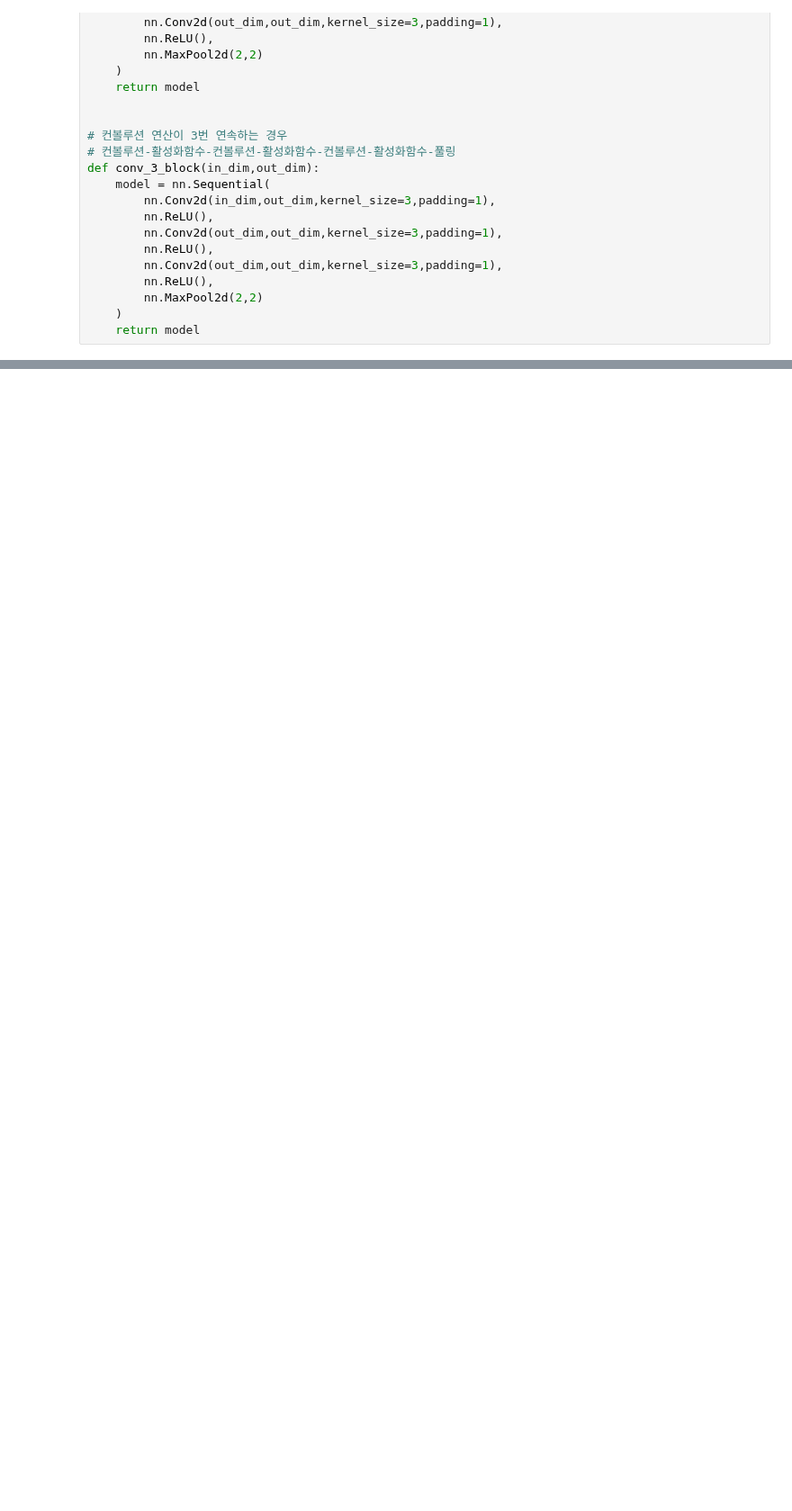
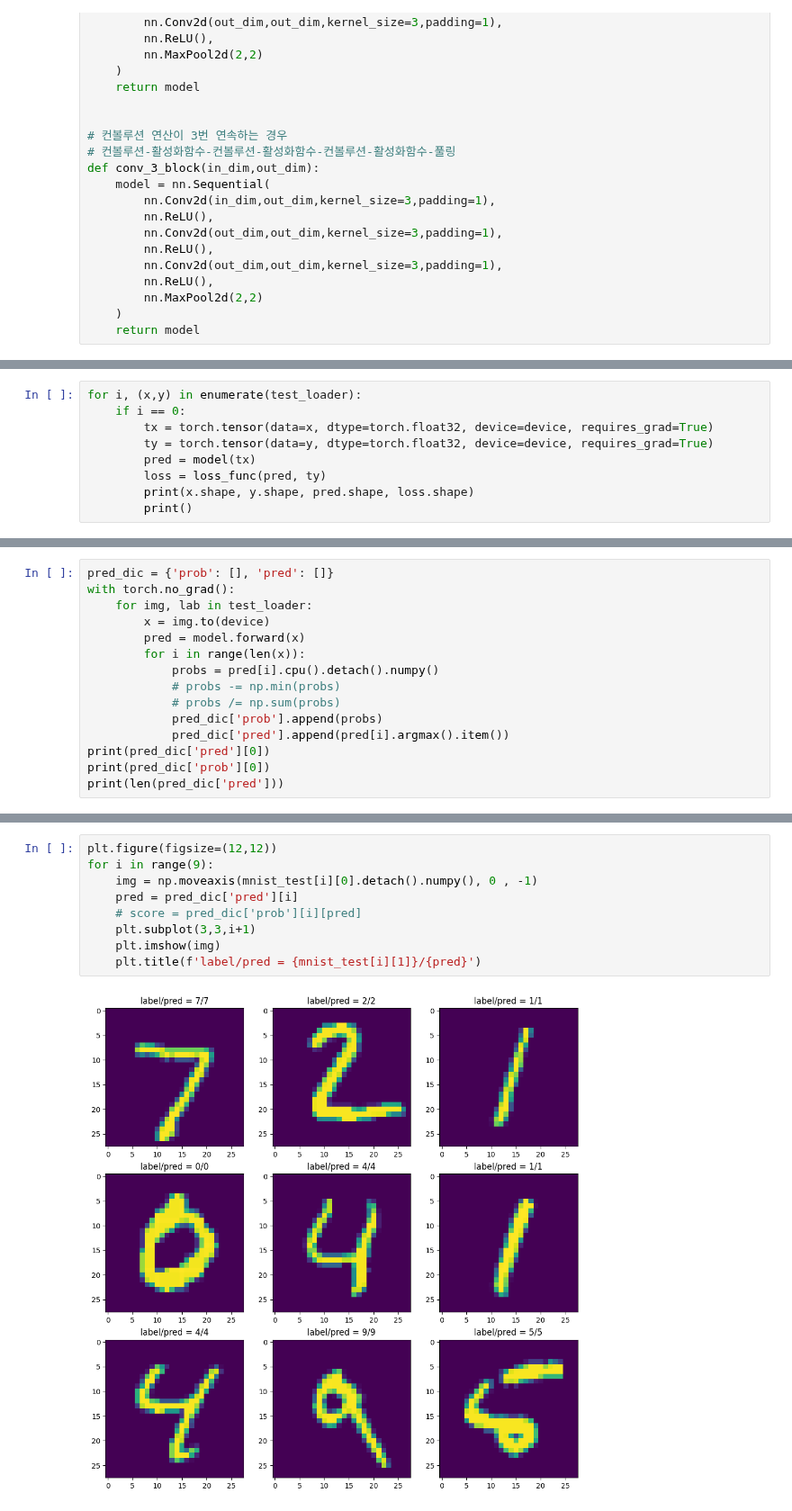
Before and after one commit to Pulsar-kkaturi/DL-Education, a Jupyter notebook: VisionDL_Lecture/additional_note/Lecture4_1_CNNBuild_VGG_Pytorch.ipynb, the cells around one changed output, grey strips where cells are left out. Shown at 90% size. Drawn from its saved outputs; the diff is of its cells as text; blank space fills up the shorter version.

```diff
--- a/VisionDL_Lecture/additional_note/Lecture4_1_CNNBuild_VGG_Pytorch.ipynb
+++ b/VisionDL_Lecture/additional_note/Lecture4_1_CNNBuild_VGG_Pytorch.ipynb
@@ -131,0 +218,9 @@ class VGG(nn.Module):
+# %%
+for i, (x,y) in enumerate(test_loader):
+    if i == 0:
+        tx = torch.tensor(data=x, dtype=torch.float32, device=device, requires_grad=True)
+        ty = torch.tensor(data=y, dtype=torch.float32, device=device, requires_grad=True)
+        pred = model(tx)
+        loss = loss_func(pred, ty)
+        print(x.shape, y.shape, pred.shape, loss.shape)
+        print()
@@ -131,0 +337,15 @@ class VGG(nn.Module):
+# %%
+pred_dic = {'prob': [], 'pred': []}
+with torch.no_grad():
+    for img, lab in test_loader:
+        x = img.to(device)
+        pred = model.forward(x)
+        for i in range(len(x)):
+            probs = pred[i].cpu().detach().numpy()
+            # probs -= np.min(probs)
+            # probs /= np.sum(probs)
+            pred_dic['prob'].append(probs)
+            pred_dic['pred'].append(pred[i].argmax().item())
+print(pred_dic['pred'][0])
+print(pred_dic['prob'][0])
+print(len(pred_dic['pred']))
@@ -131,0 +357,11 @@ class VGG(nn.Module):
+# %%
+plt.figure(figsize=(12,12))
+for i in range(9):
+    img = np.moveaxis(mnist_test[i][0].detach().numpy(), 0 , -1)
+    pred = pred_dic['pred'][i]
+    # score = pred_dic['prob'][i][pred]
+    plt.subplot(3,3,i+1)
+    plt.imshow(img)
+    plt.title(f'label/pred = {mnist_test[i][1]}/{pred}')
+# %% [output]
+[figure, added]
```
Also changed, not shown: parts of 18 cells of this notebook.
